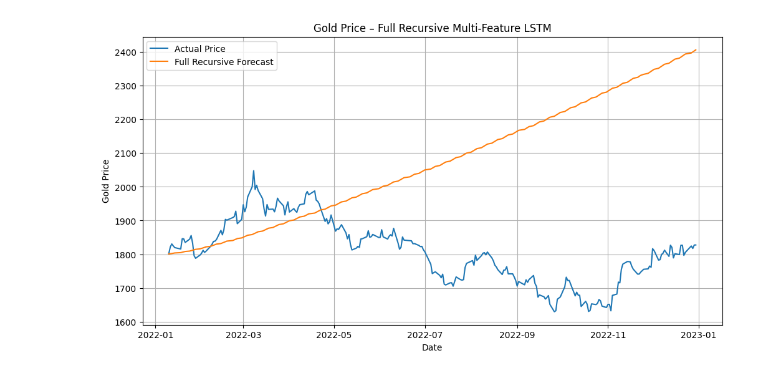
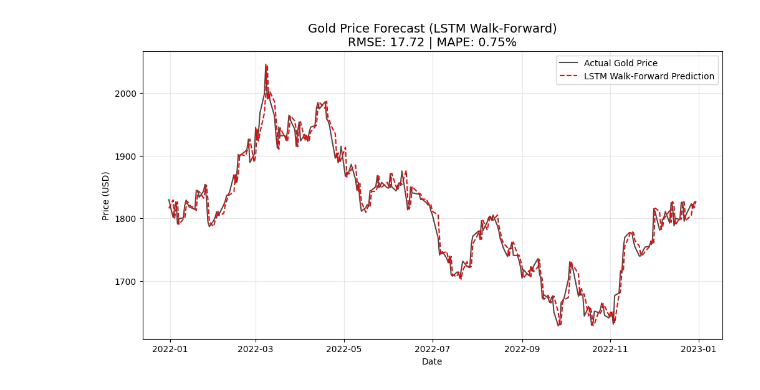
Before and after one commit to hoangdon1804/gold-price-prediction, a Jupyter notebook: LSTM_recuresive.ipynb, the cells around one changed output. Cells and saved outputs as stored; diff of their text form; code cells hidden in the pictures.

```diff
--- a/LSTM_recuresive.ipynb
+++ b/LSTM_recuresive.ipynb
@@ -168,0 +134,26 @@ MAPE (Full Recursive - All Features): 16.74%
+# %%
+preds_scaled = model.predict(X_test)
+preds_real = scaler.inverse_transform(preds_scaled)
+price_preds = []
+price_actual = []
+
+prices_yesterday = df['Price'].iloc[train_size - 1 : -1].values
+
+for i in range(len(preds_real)):
+    p_hat = prices_yesterday[i] * np.exp(preds_real[i, 0])
+    price_preds.append(p_hat)
+    price_actual.append(df['Price'].iloc[train_size + i])
+
+rmse = np.sqrt(mean_squared_error(price_actual, price_preds))
+mape = mean_absolute_percentage_error(price_actual, price_preds) * 100
+
+actual_diff = np.sign(np.array(price_actual) - prices_yesterday)
+pred_diff = np.sign(np.array(price_preds) - prices_yesterday)
+directional_acc = np.mean(actual_diff == pred_diff) * 100
+
+print(f"\n" + "="*30)
+print(f"WALK-FORWARD LSTM RESULTS:")
+print(f"RMSE: {rmse:.2f}")
+print(f"MAPE: {mape:.2f}%")
+print(f"Directional Accuracy: {directional_acc:.2f}%")
+print("="*30)
@@ -169,14 +169,14 @@ MAPE (Full Recursive - All Features): 16.74%
 # %%
-dates_test = df.index[-len(price_actual):]
+dates_test = df.index[train_size:]
 
-plt.figure(figsize=(12,6))
-plt.plot(dates_test, price_actual, label='Actual Price')
-plt.plot(dates_test, price_preds, label='Full Recursive Forecast')
-plt.title('Gold Price – Full Recursive Multi-Feature LSTM')
-plt.xlabel('Date')
-plt.ylabel('Gold Price')
+plt.figure(figsize=(12, 6))
+plt.plot(dates_test, price_actual, label='Actual Gold Price', color='black', alpha=0.7)
+plt.plot(dates_test, price_preds, label='LSTM Walk-Forward Prediction', color='red', linestyle='--')
+plt.title(f"Gold Price Forecast (LSTM Walk-Forward)\nRMSE: {rmse:.2f} | MAPE: {mape:.2f}%", fontsize=14)
+plt.xlabel("Date")
+plt.ylabel("Price (USD)")
 plt.legend()
-plt.grid(True)
+plt.grid(True, alpha=0.3)
 plt.show()
 # %% [output]
-[figure, old version]
+[figure, new version]
```
Also changed, not shown: parts of 11 cells of this notebook, 9 other files.
